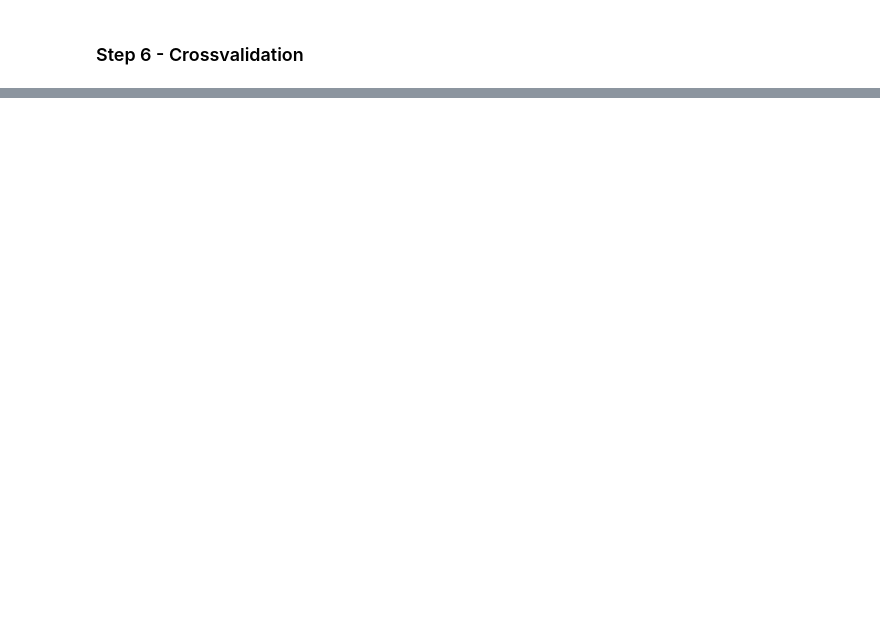
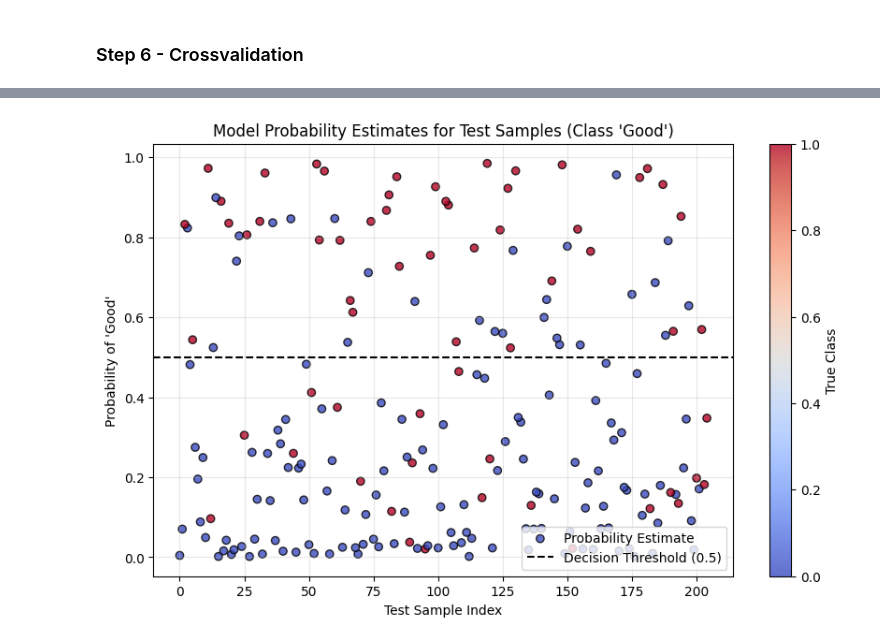
Before and after one commit to Niels-Engedal/GymTracker, a Jupyter notebook: Scripts/analysis_notebook.ipynb, the cells around one changed output, grey strips where cells are left out. Saved outputs shown, nothing was run; the diff lists cells and outputs as text; code cells hidden in the pictures; blank space fills up the shorter version.

```diff
--- a/Scripts/analysis_notebook.ipynb
+++ b/Scripts/analysis_notebook.ipynb
@@ -618,0 +716,34 @@ Cross-Validation Accuracy (mean): 1.0000
+# %%
+# Step 1: Get probability estimates
+# LogisticRegression's predict_proba gives probabilities for both classes
+y_prob = pipeline.predict_proba(X_test)[:, 1]  # Probabilities for class "good" (class 1)
+
+# Step 2: Plot probabilities
+plt.figure(figsize=(10, 6))
+
+sorted_indices = np.argsort(y_prob)
+
+# Scatter plot of probabilities
+plt.scatter(
+    sorted_indices,
+    y_prob[sorted_indices],  # Probability of being "good"
+    c=y_test[sorted_indices],  # Color by true class
+    cmap="coolwarm",
+    edgecolor="k",
+    label="Probability Estimate",
+    alpha=0.8
+)
+
+# Step 3: Add horizontal thresholds for classification
+plt.axhline(0.5, color='black', linestyle='--', label="Decision Threshold (0.5)")
+
+# Step 4: Add plot details
+plt.title("Model Probability Estimates for Test Samples (Class 'Good')")
+plt.xlabel("Test Sample Index")
+plt.ylabel("Probability of 'Good'")
+plt.colorbar(label="True Class")
+plt.legend(loc="lower right")
+plt.grid(alpha=0.3)
+plt.show()
+# %% [output]
+[figure, added]
```
Also changed, not shown: parts of 11 cells of this notebook, 2 other files.
